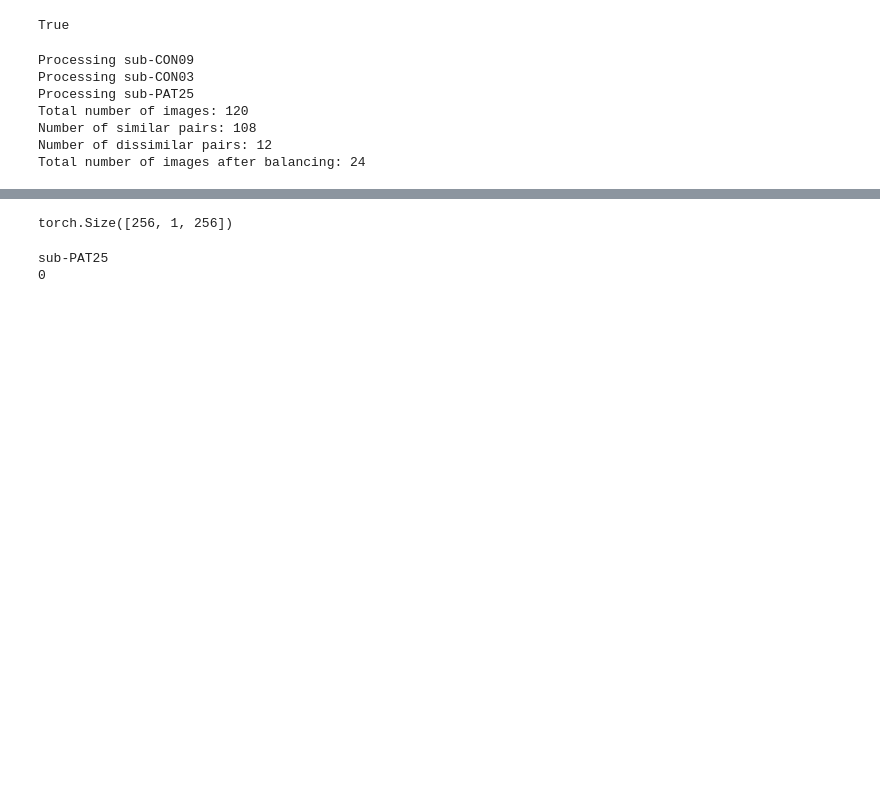
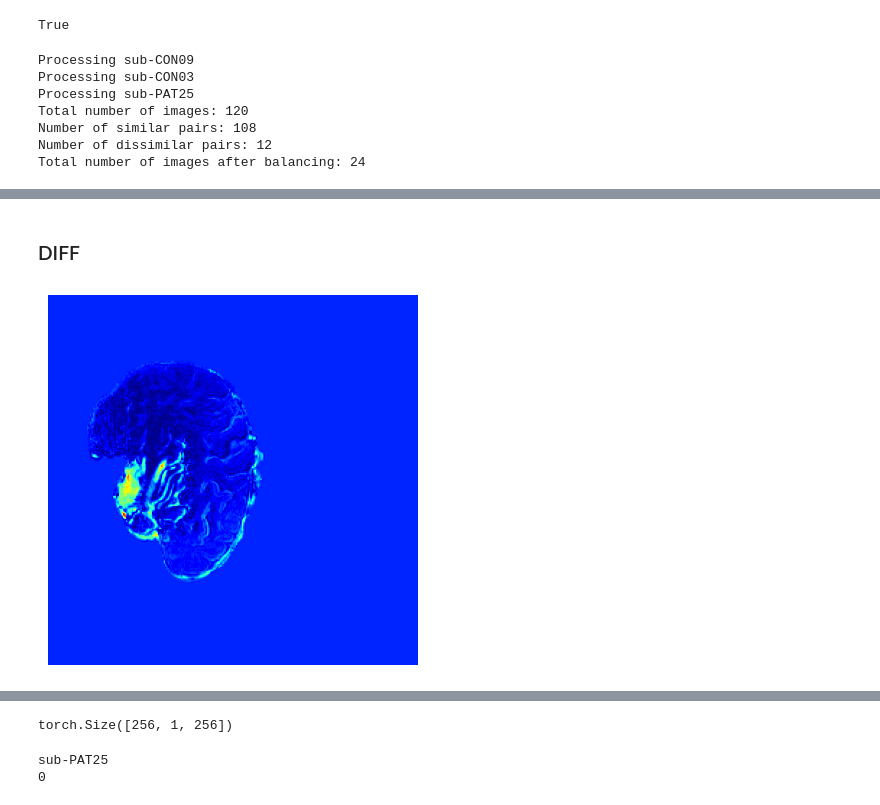
Before and after one commit to adiljahouh/Thesis-Change-Detection-in-MRI, a Jupyter notebook: notebooks/debug_pairs.ipynb, the cells around one changed output, grey strips where cells are left out. Cells and saved outputs as stored; diff of their text form; code cells hidden in the pictures; blank space fills up the shorter version.

```diff
--- a/notebooks/debug_pairs.ipynb
+++ b/notebooks/debug_pairs.ipynb
@@ -399,0 +396,10 @@ test['pre'][255][255]
+# %% [markdown]
+### DIFF
+# %%
+test['diff'] = np.abs(test['pre'] - test['post'])
+plt.imshow(test['diff'], cmap='jet')
+plt.axis('off')
+plt.show()
+# test['post'][255][255]
+# %% [output]
+[figure, added]
```
Also changed, not shown: parts of 4 cells of this notebook, 6 other files.
